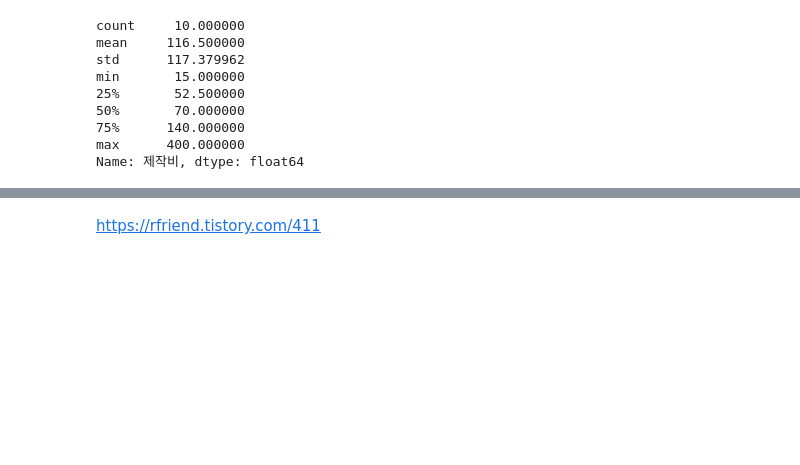
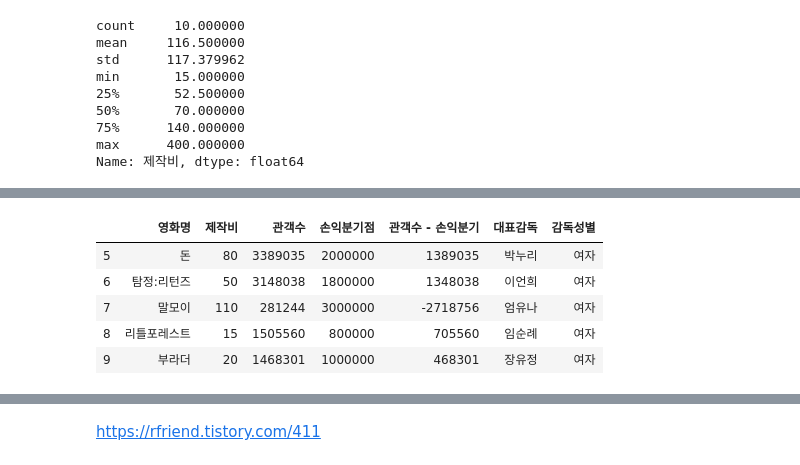
Before and after one commit to kim4pb/Female-led-Korean-Films, a Jupyter notebook: 02.EDA/감독성별_제작비.ipynb, the cells around one changed output, grey strips where cells are left out. Cells and saved outputs as stored; diff of their text form; code cells hidden in the pictures; blank space fills up the shorter version.

```diff
--- a/02.EDA/감독성별_제작비.ipynb
+++ b/02.EDA/감독성별_제작비.ipynb
@@ -135,3 +149,5 @@ movie_money_power = pd.DataFrame(['<img src="movie_money_power.png"/>'], columns
 HTML(movie_money_power.to_html(escape=False))
 # %% [output]
 [interactive output not drawn]
+# %%
+director_woman= money[money['감독성별']=='여자']
@@ -137,0 +156,9 @@ HTML(movie_money_power.to_html(escape=False))
+# %%
+director_woman.head()
+# %% [output]
+|  | 영화명 | 제작비 | 관객수 | 손익분기점 | 관객수 - 손익분기 | 대표감독 | 감독성별 |
+| 5 | 돈 | 80 | 3389035 | 2000000 | 1389035 | 박누리 | 여자 |
+| 6 | 탐정:리턴즈 | 50 | 3148038 | 1800000 | 1348038 | 이언희 | 여자 |
+| 7 | 말모이 | 110 | 281244 | 3000000 | -2718756 | 엄유나 | 여자 |
+| 8 | 리틀포레스트 | 15 | 1505560 | 800000 | 705560 | 임순례 | 여자 |
+| 9 | 부라더 | 20 | 1468301 | 1000000 | 468301 | 장유정 | 여자 |
```
Also changed, not shown: parts of 15 cells of this notebook, 12 other files.
